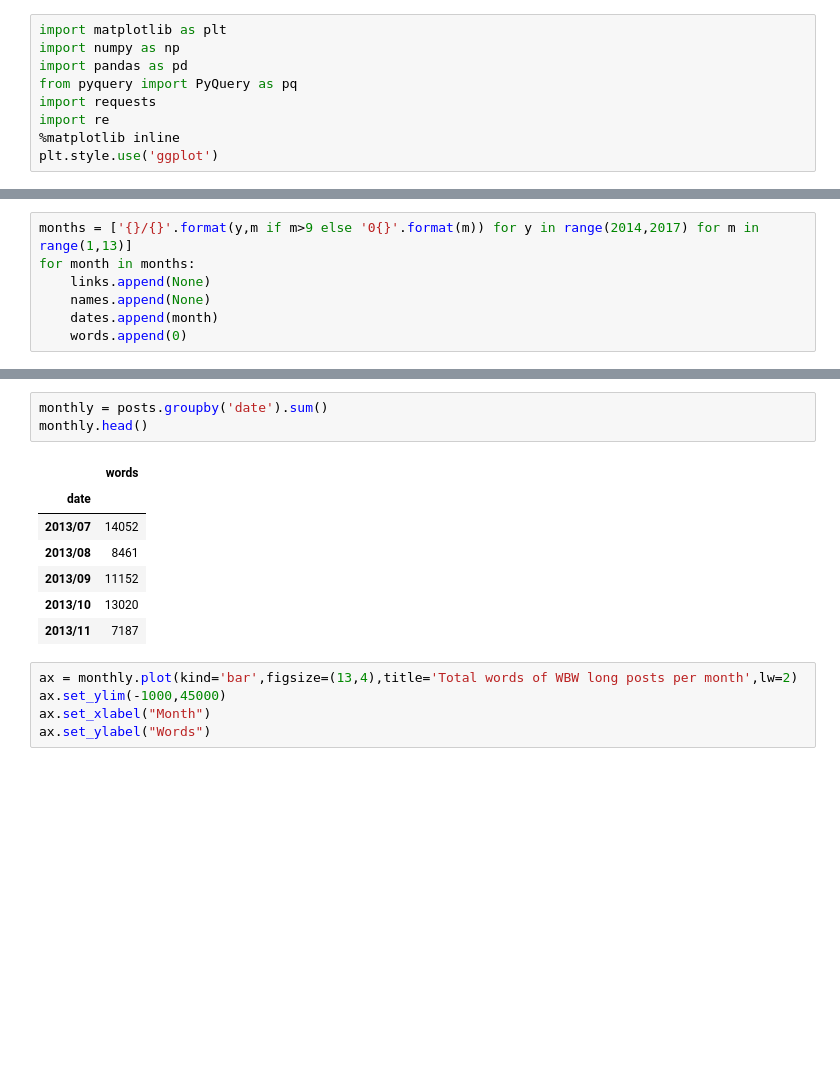
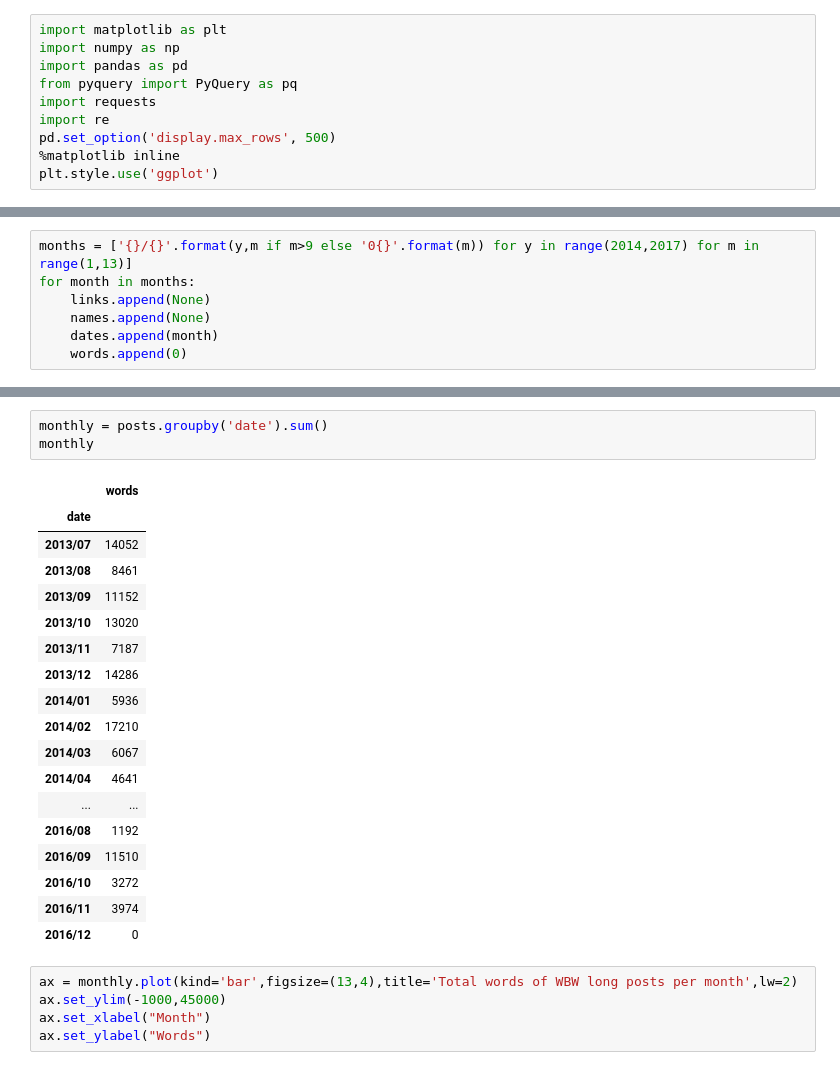
Before and after one commit to prihoda/notebooks, a Jupyter notebook: WBW Words.ipynb, the cells around one changed output, grey strips where cells are left out. Cells and saved outputs as stored; diff of their text form; blank space fills up the shorter version.

```diff
--- a/WBW Words.ipynb
+++ b/WBW Words.ipynb
@@ -5,6 +5,7 @@ import pandas as pd
 from pyquery import PyQuery as pq
 import requests
 import re
+pd.set_option('display.max_rows', 500)
 %matplotlib inline
 plt.style.use('ggplot')
 # %%
@@ -47,14 +59,25 @@ posts.head()
 # %%
 monthly = posts.groupby('date').sum()
-monthly.head()
+monthly
 # %% [output]
 |  | words |
 | date |  |
 | 2013/07 | 14052 |
 | 2013/08 | 8461 |
 | 2013/09 | 11152 |
 | 2013/10 | 13020 |
 | 2013/11 | 7187 |
+| 2013/12 | 14286 |
+| 2014/01 | 5936 |
+| 2014/02 | 17210 |
+| 2014/03 | 6067 |
+| 2014/04 | 4641 |
+| ... | ... |
+| 2016/08 | 1192 |
+| 2016/09 | 11510 |
+| 2016/10 | 3272 |
+| 2016/11 | 3974 |
+| 2016/12 | 0 |
 # %%
 ax = monthly.plot(kind='bar',figsize=(13,4),title='Total words of WBW long posts per month',lw=2)
 ax.set_ylim(-1000,45000)
```
Also changed, not shown: parts of 1 cell of this notebook.
